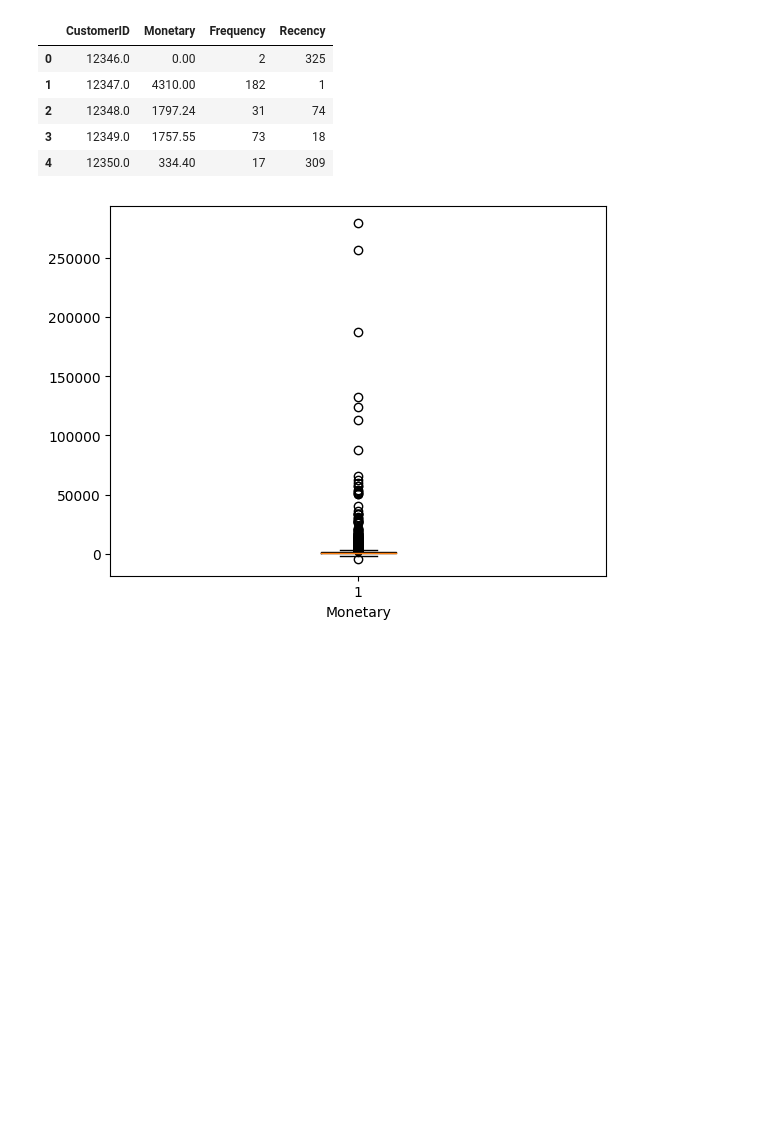
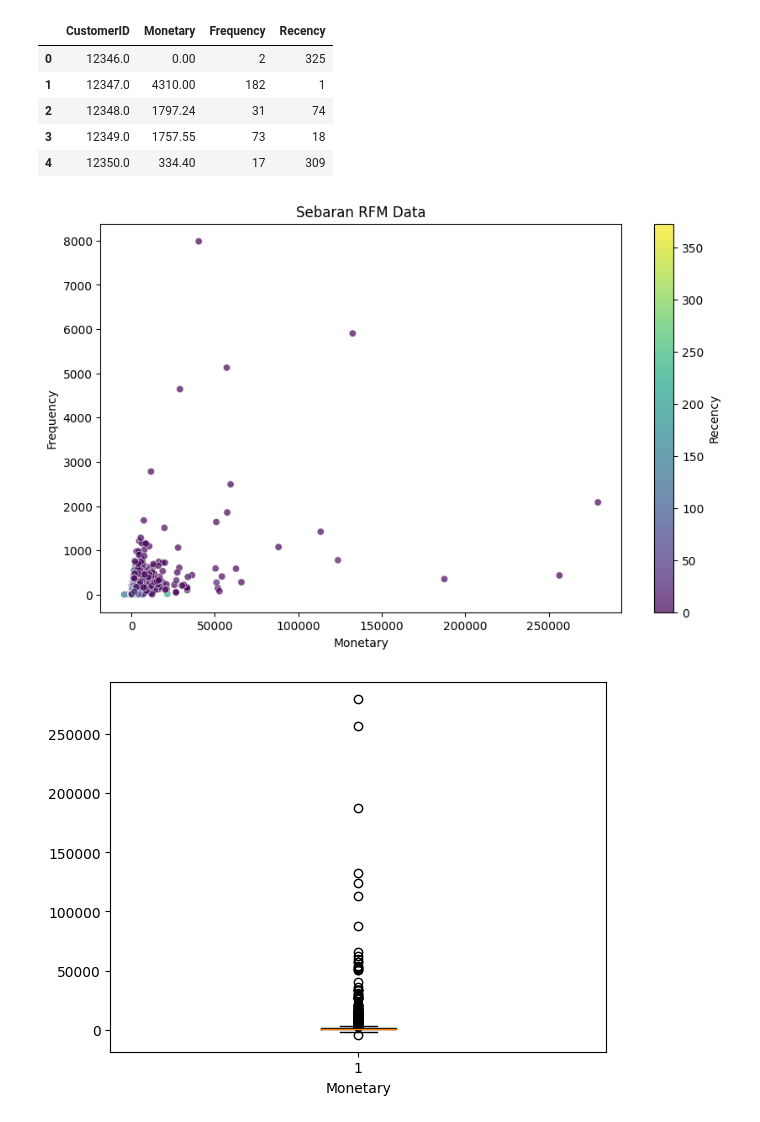
Before and after one commit to galang006/EDA_Trending-Youtube-Canada, a Jupyter notebook: FP_ML.ipynb, the cells around one changed output. Saved outputs shown, nothing was run; the diff lists cells and outputs as text; code cells hidden in the pictures; blank space fills up the shorter version.

```diff
--- a/FP_ML.ipynb
+++ b/FP_ML.ipynb
@@ -129,6 +129,30 @@ RFM_df.head()
 | 2 | 12348.0 | 1797.24 | 31 | 74 |
 | 3 | 12349.0 | 1757.55 | 73 | 18 |
 | 4 | 12350.0 | 334.40 | 17 | 309 |
+# %%
+# Data
+customer_ids = RFM_df['CustomerID']
+monetary_values = RFM_df['Monetary']
+frequency_values = RFM_df['Frequency']
+recency_values = RFM_df['Recency']
+
+# Scatter Plot
+plt.figure(figsize=(10, 6))
+plt.scatter(monetary_values, frequency_values, c=recency_values, cmap='viridis', alpha=0.7, edgecolors='w', linewidth=0.5)
+
+# Memberi label sumbu dan judul
+plt.xlabel('Monetary')
+plt.ylabel('Frequency')
+plt.title('Sebaran RFM Data')
+
+# Menambahkan colorbar untuk Recency
+colorbar = plt.colorbar()
+colorbar.set_label('Recency')
+
+# Menampilkan plot
+plt.show()
+# %% [output]
+[figure, added]
 # %%
 plt.boxplot(RFM_df['Monetary'])
 plt.xlabel('Monetary')
```
Also changed, not shown: parts of 5 cells of this notebook.
